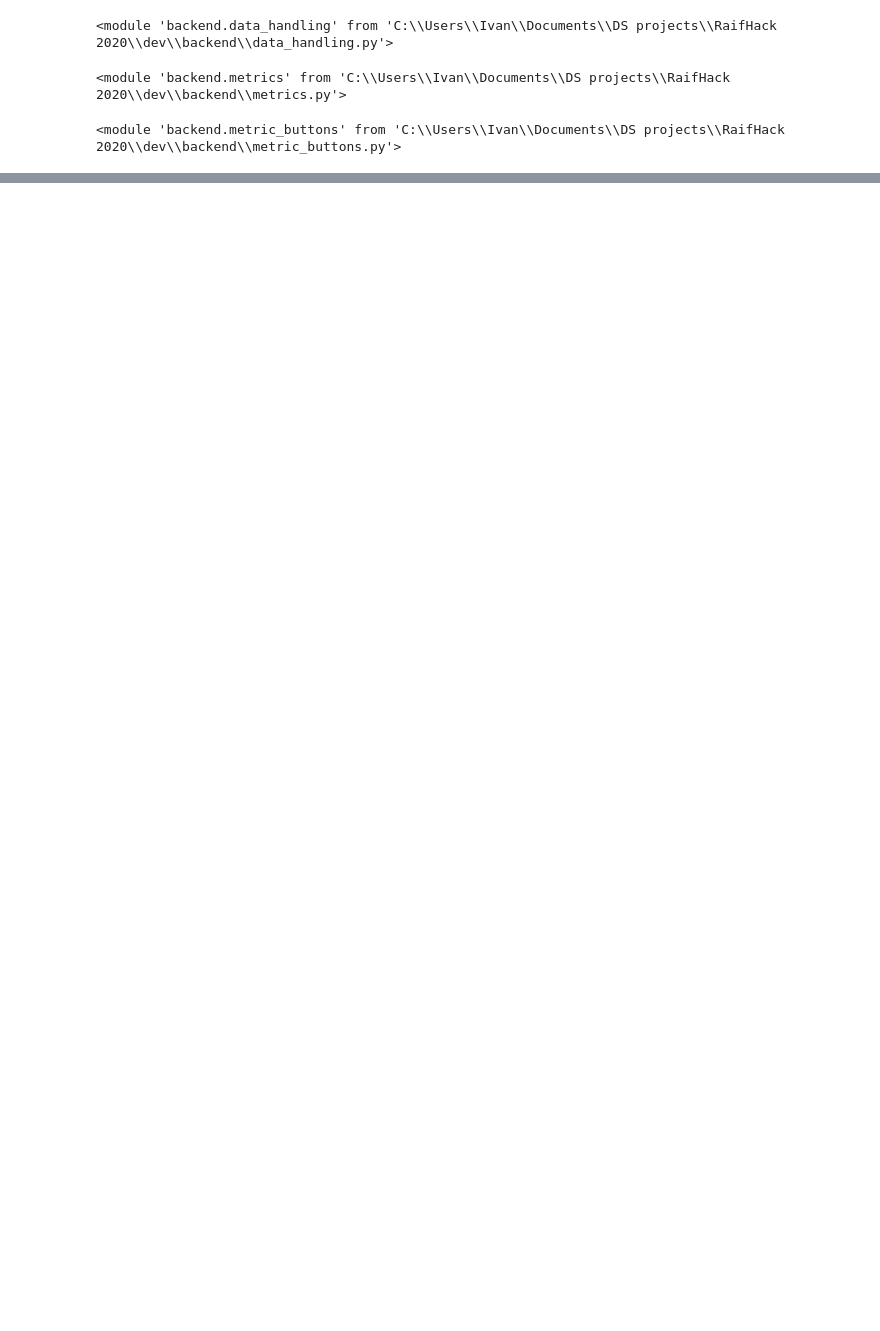
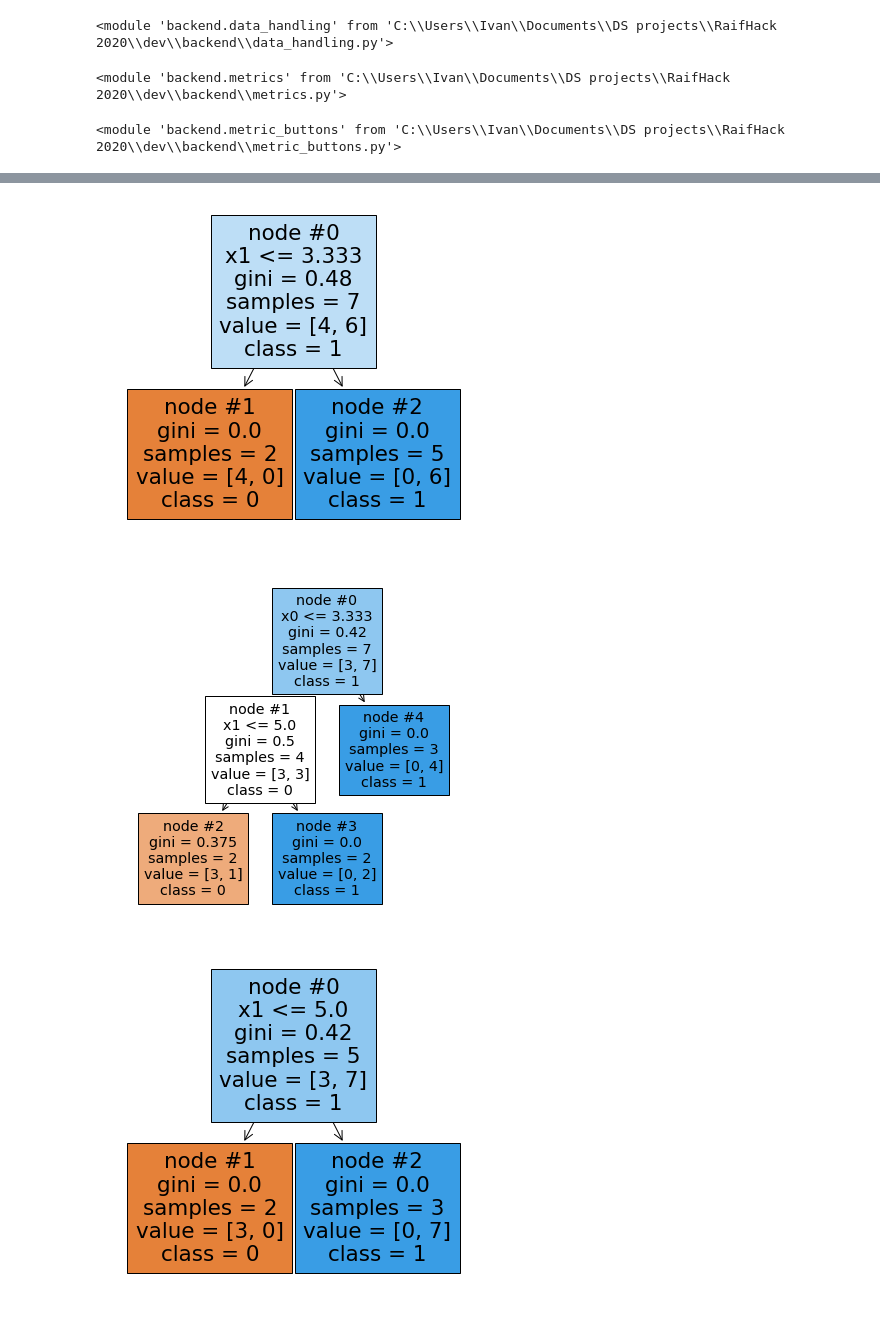
Before and after one commit to paradisensei/raif-hack, a Jupyter notebook: test.ipynb, the cells around one changed output, grey strips where cells are left out. Saved outputs shown, nothing was run; the diff lists cells and outputs as text; code cells hidden in the pictures; blank space fills up the shorter version.

```diff
--- a/test.ipynb
+++ b/test.ipynb
@@ -121,0 +120,7 @@ Name: Amount, dtype: float64
+# %%
+x_train = pd.DataFrame({'x0':random.choices(np.linspace(0,10,10), k=10),
+                        'x1':random.choices(np.linspace(0,10,10), k=10)})
+x_train
+
+y_train = random.choices([0,1], k=10)
+y_train
@@ -121,0 +140,3 @@ Name: Amount, dtype: float64
+# %%
+model = RandomForestClassifier(n_estimators=10, max_depth=2, random_state=1, n_jobs=-1)
+_ = model.fit(x_train, y_train)
@@ -121,0 +205,5 @@ Name: Amount, dtype: float64
+# %%
+for tree_i in model.estimators_:
+    p = tree_to_code_1(tree_i, x_train.columns)
+    print('==================')
+    print(p)
@@ -121,0 +231,11 @@ Name: Amount, dtype: float64
+# %%
+for tree_i in model.estimators_:
+    fig, ax = plt.subplots()
+    fig.set_size_inches(6,6)
+    _ = plot_tree(tree_i, feature_names=x_train.columns, class_names=['0','1'],
+              filled=True, impurity=True, node_ids=True)
+    plt.show()
+# %% [output]
+[figure, added]
+[figure, added]
+[figure, added]
```
Also changed, not shown: parts of 8 cells of this notebook, 30 other files.
